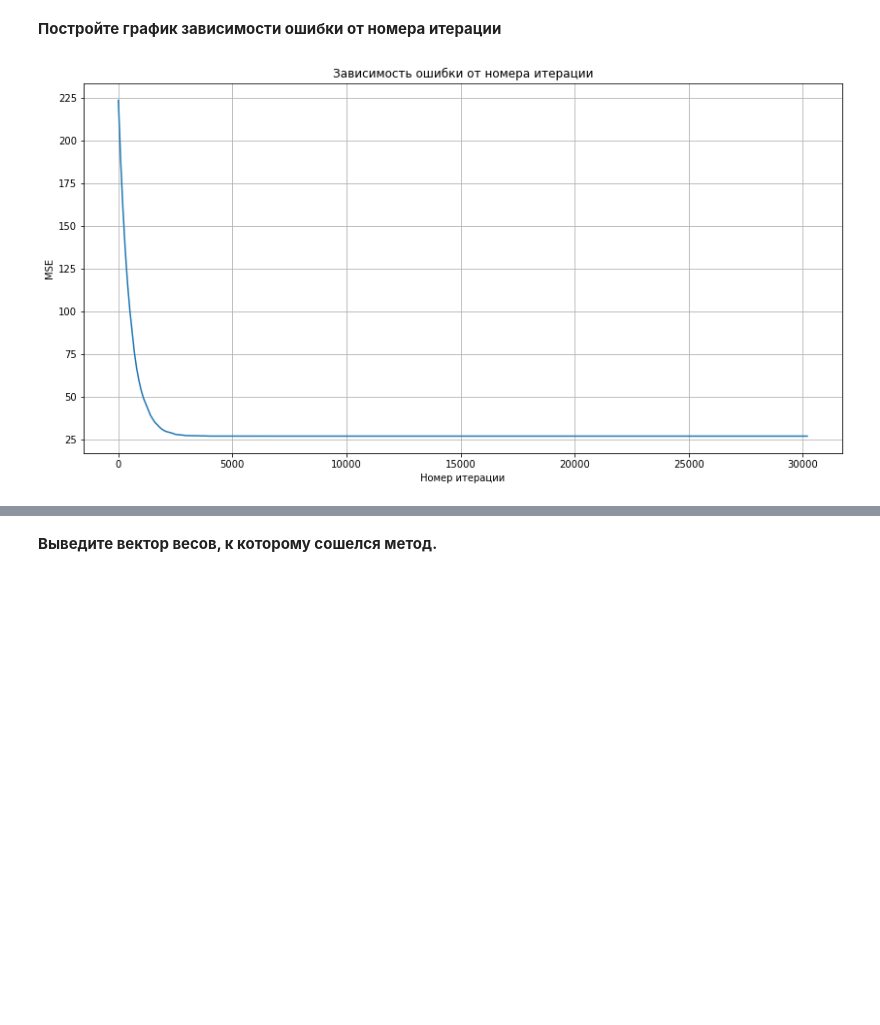
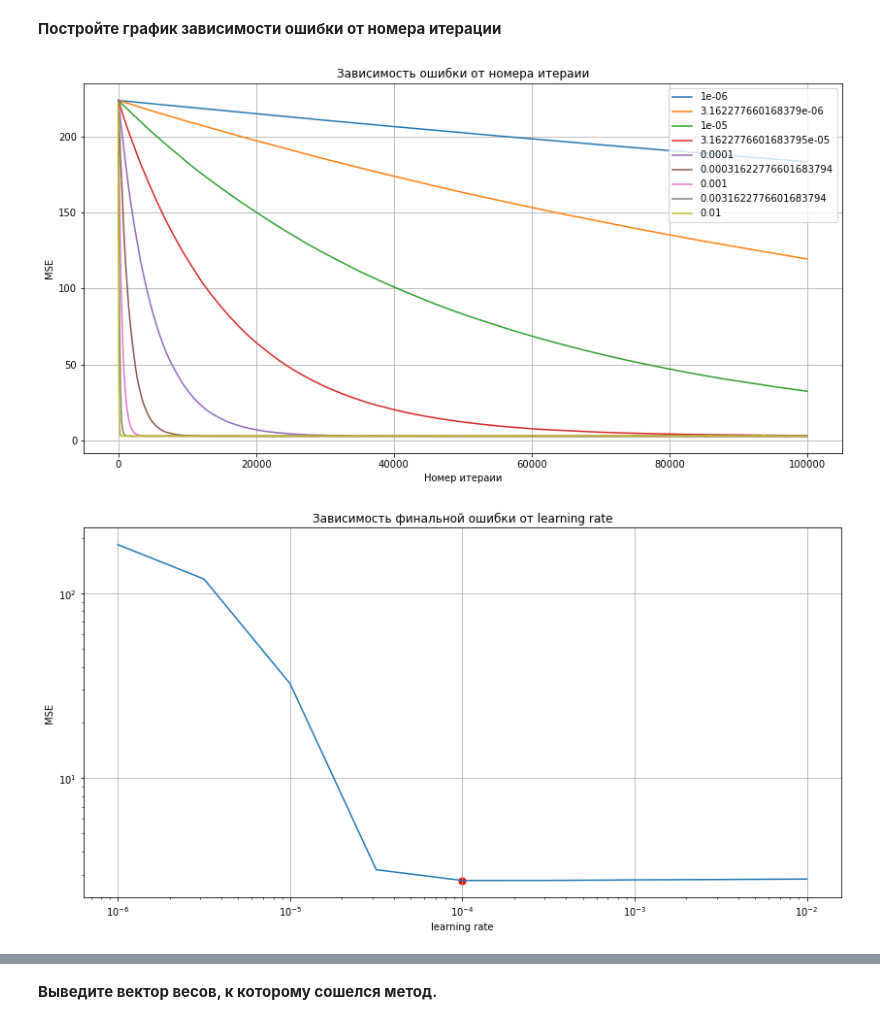
Before and after one commit to IvanovDmitryV/skillfactory_rds, a Jupyter notebook: Unit_5_restart/Практика_Оптимизация.ipynb, the cells around one changed output, grey strips where cells are left out. Saved outputs shown, nothing was run; the diff lists cells and outputs as text; code cells hidden in the pictures; blank space fills up the shorter version.

```diff
--- a/Unit_5_restart/Практика_Оптимизация.ipynb
+++ b/Unit_5_restart/Практика_Оптимизация.ipynb
@@ -88,12 +90,16 @@ X_sgd = (X_sgd - X_sgd.mean(axis=0))/X_sgd.std(axis=0)
 # %% [markdown]
 **Добавим единичный столбец**
 # %%
-X_sgd = np.hstack([np.ones(X_sgd.shape[0]).reshape(-1, 1), X_sgd])
+X = np.hstack([np.ones(X.shape[0]).reshape(-1, 1), X])
 # %% [markdown]
 **Создайте функцию mse_error для вычисления среднеквадратичной ошибки, принимающую два аргумента: реальные значения и предсказывающие, и возвращающую значение mse** (0.5 балла)
-# %%
-def mse_error(y_true,y_pred):
-    return ((y_true - y_pred)**2).sum()/len(y_true)
+# %%
+# определим mse_error
+def mse_error(y_true,y_pred):
+    return ((y_true - y_pred)**2).mean()
+# так же определим mae_error, которая нам понадобится в задании позже
+def mae_error(y_true,y_pred):
+    return abs(y_true - y_pred).mean()
 # %% [markdown]
 **Сделайте наивный прогноз: предскажите продажи средним значением. После этого рассчитайте среднеквадратичную ошибку для этого прогноза** (0.5 балла)
 # %%
@@ -126,9 +132,9 @@ $$\Large w_j \leftarrow w_j - \frac{2\eta}{\ell} \sum_{i=1}^\ell{{x_{ij}((w_0 +
 * вернуть разницу между вектором весов и направлением изменения, умноженным на шаг градиентного спуска
 # %%
 def stoch_grad_step(X,y,w,train_ind,eta):
-    resid = (lin_pred(X,w)-y)[np.newaxis,:]
     observation = X[[train_ind],:]
-    w_next = w - eta/len(y)*(observation.T@resid).sum(axis = 1)
+    resid = (lin_pred(observation,w)-y[train_ind])
+    w_next = w - eta*(observation.T@resid)
     return w_next
 # %% [markdown]
 **Создайте функцию *stochastic_gradient_descent*, для реализации стохастического градиентного спуска (2.5 балла)**
@@ -203,23 +176,45 @@ Text(0.5, 0, 'learning_rate')
 # %% [markdown]
 **Постройте график зависимости ошибки от номера итерации**
-# %%
-import matplotlib.pyplot as plt
-
-max_iter = 10**5
-w_start = np.zeros(X_sgd.shape[1])
-
-learning_rate = 10**-3
-
-sgd_res = stochastic_gradient_descent(X_sgd,y,w_start,learning_rate,max_iter)
-
-errors = sgd_res[1]
-step = 100
-
-plt.figure(figsize=(14,7))
-plt.grid(True)
-plt.plot (list(range(0,len(errors),step)),errors[::step])
-plt.title('Зависимость ошибки от номера итерации')
-plt.ylabel('MSE')
-plt.xlabel("Номер итерации");
-# %% [output]
-[figure, removed]
+# %%
+import matplotlib.pyplot as plt
+
+# реализуем SGD для ряда величин learning rate
+max_iter = 10**5
+learning_rates = np.logspace(-6,-2,num =9)
+result, errors = [], []
+
+for learn_rt in learning_rates:
+    w = np.zeros(X.shape[1])
+    result.append(stochastic_gradient_descent(X,y,w,learn_rt,max_iter)[0])
+    errors.append(stochastic_gradient_descent(X,y,w,learn_rt,max_iter)[1])
+
+# посторим графикизависимости ошибок у несколкьих реализаий SGD от номера итерации
+step = 10
+
+plt.figure(figsize=(14,7))
+plt.grid(True)
+plt.title('Зависимость ошибки от номера итераии')
+plt.ylabel('MSE')
+plt.xlabel("Номер итераии")
+
+for errs in errors:
+    plt.plot (list(range(0,len(errs),step)),errs[::step])
+
+plt.legend(learning_rates.astype(str),loc='upper right')
+plt.show()
+# построим график зависимости итоговой ошибки от learning rate и обозначим точку минмума ошибки
+fin_errs = pd.Series([x[-1] for x in errors],learning_rates)
+
+plt.figure(figsize=(14,7))
+plt.grid(True)
+plt.title('Зависимость финальной ошибки от learning rate')
+plt.ylabel('MSE')
+plt.xlabel("learning rate")
+plt.yscale('log')
+plt.xscale('log')
+plt.plot (fin_errs)
+plt.scatter(fin_errs.idxmin(),fin_errs.min(),s=50,c='red')
+plt.show()
+# %% [output]
+[figure, added]
+[figure, added]
```
Also changed, not shown: parts of 20 cells of this notebook.
